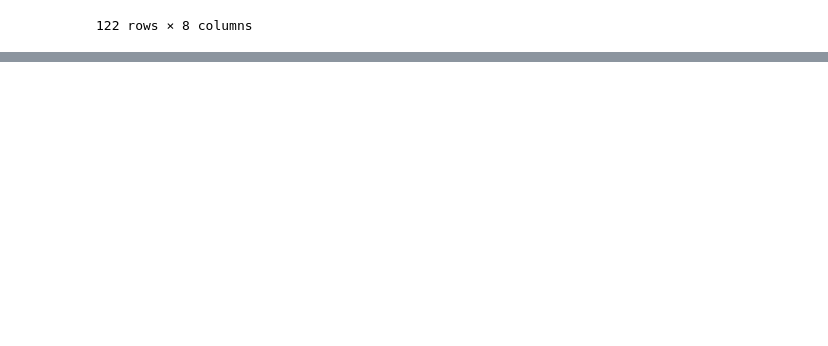
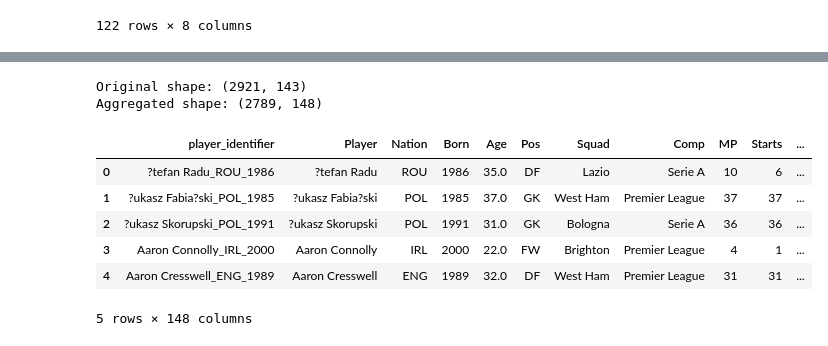
Before and after one commit to Scott-Trowers/player-architects, a Jupyter notebook: notebooks/season2122_eda.ipynb, the cells around one changed output, grey strips where cells are left out. Drawn from its saved outputs; the diff is of its cells as text; code cells hidden in the pictures; blank space fills up the shorter version.

Commit message:
feat: aggregates players with multiple rows (due to mid-season transfers)

```diff
--- a/notebooks/season2122_eda.ipynb
+++ b/notebooks/season2122_eda.ipynb
@@ -275,0 +290,77 @@ Name: player_identifier, dtype: int64
+# %%
+# Aggregate to one row per player based on the strategy above:
+
+player_data_clean = player_data.copy()
+
+# estimate a weighted shot distance column
+player_data_clean['ShoDist_weighted'] = player_data_clean['ShoDist'] * player_data_clean['Shots']
+
+# split minutes played into one for each league
+comps = player_data_clean['Comp'].dropna().unique()
+comp_min_cols = []
+for comp in comps:
+    min_col = f"{comp}_pct_mins"
+    player_data_clean[min_col] = player_data_clean['Min'].where(player_data_clean['Comp'] == comp, 0)
+    comp_min_cols.append(min_col)
+
+# define the aggregation strategy in a dictionary
+agg_dict = {}
+
+numeric_cols = player_data_clean.select_dtypes(include='number').columns
+recalc_cols = ['90s', 'SoT%', 'G/Sh', 'G/SoT', 'PasTotCmp%', 'PasShoCmp%', 'PasMedCmp%', 'PasLonCmp%', 'TklDri%', 'Press%', 'DriSucc%', 'Rec%', 'AerWon%', 'ShoDist']
+exclude_from_sum = recalc_cols + ['Age', 'Born']
+
+agg_dict['Player'] = 'first'
+agg_dict['Nation'] = 'first'
+agg_dict['Born'] = 'first'
+agg_dict['Age'] = 'max'
+agg_dict['Pos'] = lambda x: ''.join(sorted(x.unique()))
+agg_dict['Squad'] = lambda x: ', '.join(sorted(x.unique()))
+agg_dict['Comp'] = lambda x: ', '.join(sorted(x.unique()))
+
+for col in numeric_cols:
+    if col not in exclude_from_sum:
+        agg_dict[col] = 'sum'
+
+# aggregate using the dictionary
+aggregated_player_data = player_data_clean.groupby('player_identifier').agg(agg_dict)
+
+# convert the league minutes column to a percentage of minutes played
+for pct_col in pct_cols:
+    aggregated_player_data[pct_col] = (aggregated_player_data[pct_col] / aggregated_player_data['Min']).fillna(0)
+
+# Recalculate ratios and percentages
+aggregated_player_data['90s'] = aggregated_player_data['Min'] / 90
+aggregated_player_data['SoT%'] = (aggregated_player_data['SoT'] / aggregated_player_data['Shots'] * 100).fillna(0)
+aggregated_player_data['G/Sh'] = (aggregated_player_data['Goals'] / aggregated_player_data['Shots']).fillna(0)
+aggregated_player_data['G/SoT'] = (aggregated_player_data['Goals'] / aggregated_player_data['SoT']).fillna(0)
+aggregated_player_data['PasTotCmp%'] = (aggregated_player_data['PasTotCmp'] / aggregated_player_data['PasTotAtt'] * 100).fillna(0)
+aggregated_player_data['PasShoCmp%'] = (aggregated_player_data['PasShoCmp'] / aggregated_player_data['PasShoAtt'] * 100).fillna(0)
+aggregated_player_data['PasMedCmp%'] = (aggregated_player_data['PasMedCmp'] / aggregated_player_data['PasMedAtt'] * 100).fillna(0)
+aggregated_player_data['PasLonCmp%'] = (aggregated_player_data['PasLonCmp'] / aggregated_player_data['PasLonAtt'] * 100).fillna(0)
+aggregated_player_data['TklDri%'] = (aggregated_player_data['TklDri'] / aggregated_player_data['TklDriAtt'] * 100).fillna(0)
+aggregated_player_data['Press%'] = (aggregated_player_data['PresSucc'] / aggregated_player_data['Press'] * 100).fillna(0)
+aggregated_player_data['DriSucc%'] = (aggregated_player_data['DriSucc'] / aggregated_player_data['DriAtt'] * 100).fillna(0)
+aggregated_player_data['Rec%'] = (aggregated_player_data['Rec'] / aggregated_player_data['RecTarg'] * 100).fillna(0)
+aggregated_player_data['AerWon%'] = (aggregated_player_data['AerWon'] / (aggregated_player_data['AerWon'] + aggregated_player_data['AerLost']) * 100).fillna(0)
+aggregated_player_data['ShoDist'] = (aggregated_player_data['ShoDist_weighted'] / aggregated_player_data['Shots']).fillna(0)
+
+# create the estimate for weighted average shot distance
+aggregated_player_data = aggregated_player_data.drop(columns=['ShoDist_weighted'])
+aggregated_player_data = aggregated_player_data.replace([np.inf, -np.inf], 0)
+
+aggregated_player_data = aggregated_player_data.reset_index().copy()
+
+print(f"Original shape: {player_data.shape}")
+print(f"Aggregated shape: {aggregated_player_data.shape}")
+aggregated_player_data.head()
+# %% [output]
+Original shape: (2921, 143)
+Aggregated shape: (2789, 148)
+|  | player_identifier | Player | Nation | Born | Age | Pos | Squad | Comp | MP | Starts | ... |
+| 0 | ?tefan Radu_ROU_1986 | ?tefan Radu | ROU | 1986 | 35.0 | DF | Lazio | Serie A | 10 | 6 | ... |
+| 1 | ?ukasz Fabia?ski_POL_1985 | ?ukasz Fabia?ski | POL | 1985 | 37.0 | GK | West Ham | Premier League | 37 | 37 | ... |
+| 2 | ?ukasz Skorupski_POL_1991 | ?ukasz Skorupski | POL | 1991 | 31.0 | GK | Bologna | Serie A | 36 | 36 | ... |
+| 3 | Aaron Connolly_IRL_2000 | Aaron Connolly | IRL | 2000 | 22.0 | FW | Brighton | Premier League | 4 | 1 | ... |
+| 4 | Aaron Cresswell_ENG_1989 | Aaron Cresswell | ENG | 1989 | 32.0 | DF | West Ham | Premier League | 31 | 31 | ... |
+5 rows × 148 columns
```
Also changed, not shown: parts of 9 cells of this notebook, 3 other files.
